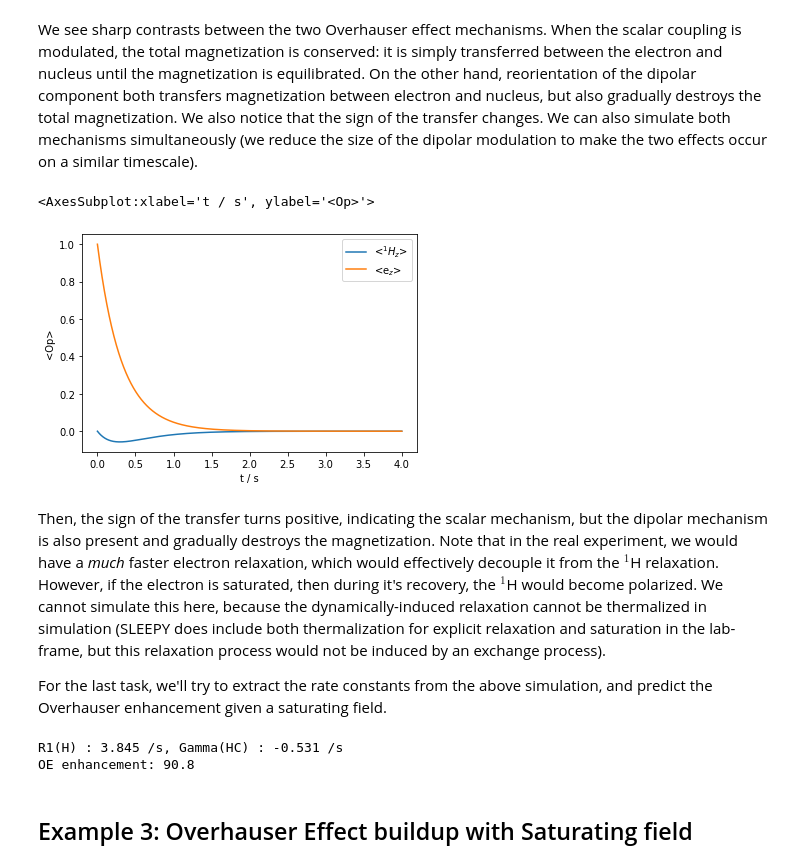
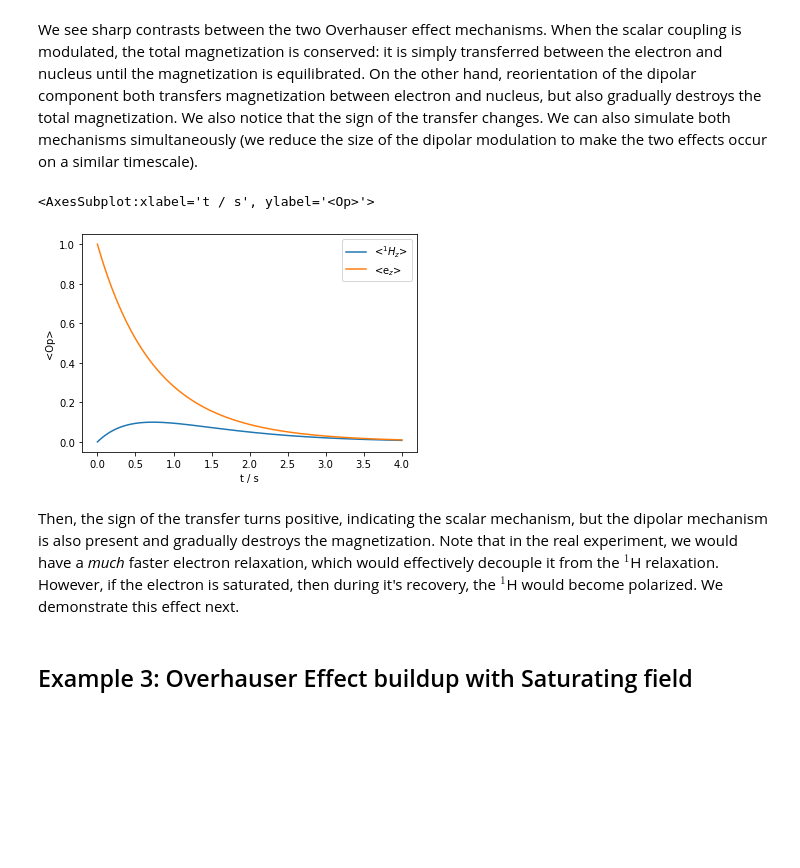
Before and after one commit to alsinmr/SLEEPY_tutorial, a Jupyter notebook: DNP/OverHauserEffect.ipynb, the cells around one changed output. Drawn from its saved outputs; the diff is of its cells as text; code cells hidden in the pictures; blank space fills up the shorter version.

```diff
--- a/DNP/OverHauserEffect.ipynb
+++ b/DNP/OverHauserEffect.ipynb
@@ -68,35 +68,20 @@ rho.plot(axis='s')
 # %% [markdown]
 We see sharp contrasts between the two Overhauser effect mechanisms. When the scalar coupling is modulated, the total magnetization is conserved: it is simply transferred between the electron and nucleus until the magnetization is equilibrated. On the other hand, reorientation of the dipolar component both transfers magnetization between electron and nucleus, but also gradually destroys the total magnetization. We also notice that the sign of the transfer changes. We can also simulate both mechanisms simultaneously (we reduce the size of the dipolar modulation to make the two effects occur on a similar timescale).
 # %%
-ex1.set_inter('hyperfine',i0=0,i1=1,Axx=Adip[0]+Aiso1,Ayy=Adip[1]+Aiso1,Azz=Adip[2]+Aiso1,euler=[0,np.pi/8,0])
+ex1.set_inter('hyperfine',i0=0,i1=1,Axx=Adip[0]+Aiso1,Ayy=Adip[1]+Aiso1,Azz=Adip[2]+Aiso1,euler=[0,np.pi/16,0])
 
 L=sl.Liouvillian(ex0,ex1)
 L.kex=sl.Tools.twoSite_kex(tc=1e-12)
 
 seq=L.Sequence()
 
 rho=sl.Rho('ez',['1Hz','ez'])
 rho.DetProp(seq,n=20000)
 rho.plot(axis='s')
 # %% [output]
 <AxesSubplot:xlabel='t / s', ylabel='<Op>'>
-[figure, old version]
+[figure, new version]
 # %% [markdown]
-Then, the sign of the transfer turns positive, indicating the scalar mechanism, but the dipolar mechanism is also present and gradually destroys the magnetization. Note that in the real experiment, we would have a *much* faster electron relaxation, which would effectively decouple it from the $^1$H relaxation. However, if the electron is saturated, then during it's recovery, the $^1$H would become polarized. We cannot simulate this here, because the dynamically-induced relaxation cannot be thermalized in simulation (SLEEPY does include both thermalization for explicit relaxation and saturation in the lab-frame, but this relaxation process would not be induced by an exchange process).
-
-For the last task, we'll try to extract the rate constants from the above simulation, and predict the Overhauser enhancement given a saturating field.
+Then, the sign of the transfer turns positive, indicating the scalar mechanism, but the dipolar mechanism is also present and gradually destroys the magnetization. Note that in the real experiment, we would have a *much* faster electron relaxation, which would effectively decouple it from the $^1$H relaxation. However, if the electron is saturated, then during it's recovery, the $^1$H would become polarized. We demonstrate this effect next.
-# %%
-i=10
-GammaHC=rho.Ipwd[i][0][1].real/rho.t_axis[1]
-
-rhoHz=sl.Rho('1Hz','1Hz')
-rhoHz.DetProp(seq,n=10)
-
-R1H=(rhoHz.Ipwd[i][0][0]-rhoHz.Ipwd[i][0][1]).real/rhoHz.t_axis[1]
-print(f'R1(H) : {R1H:.3f} /s, Gamma(HC) : {GammaHC:.3f} /s')
-print(f'OE enhancement: {GammaHC/R1H*sl.Tools.NucInfo("e")/sl.Tools.NucInfo("1H"):.1f}')
-# %% [output]
-R1(H) : 3.845 /s, Gamma(HC) : -0.531 /s
-OE enhancement: 90.8
 # %% [markdown]
 ## Example 3: Overhauser Effect buildup with Saturating field
```
Also changed, not shown: parts of 20 cells of this notebook.
